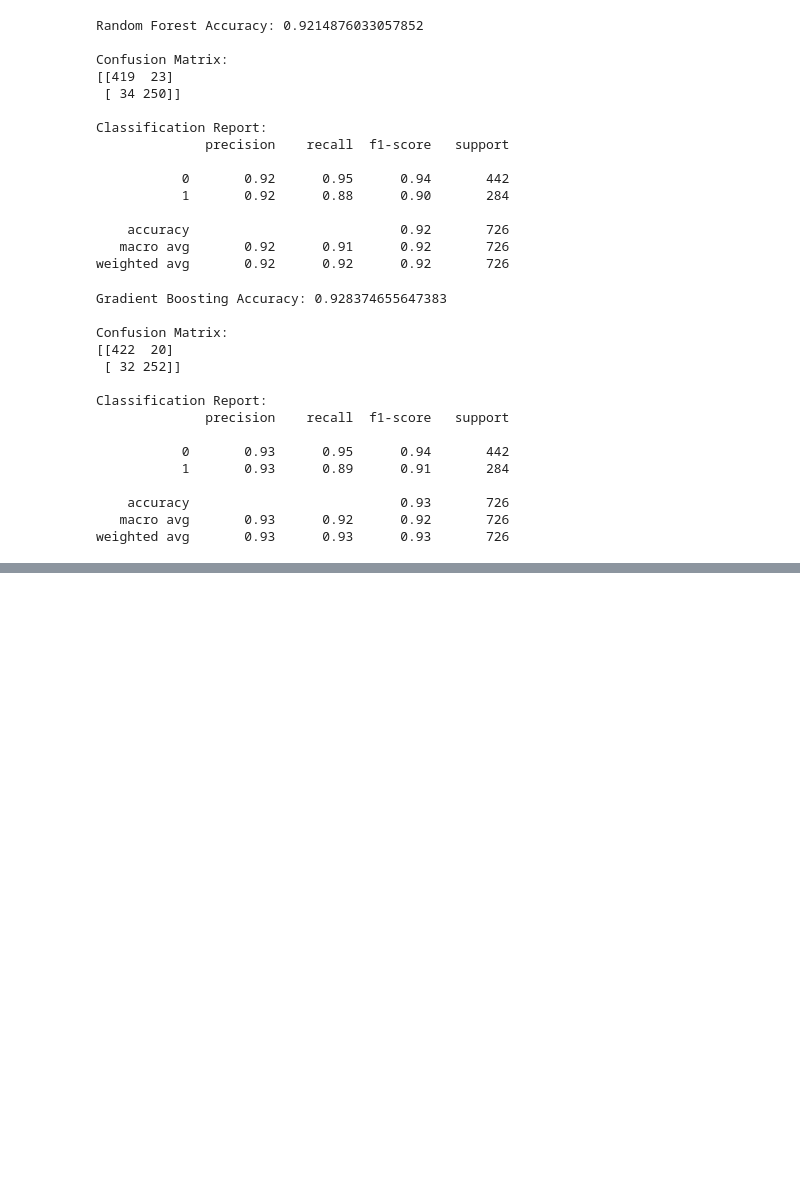
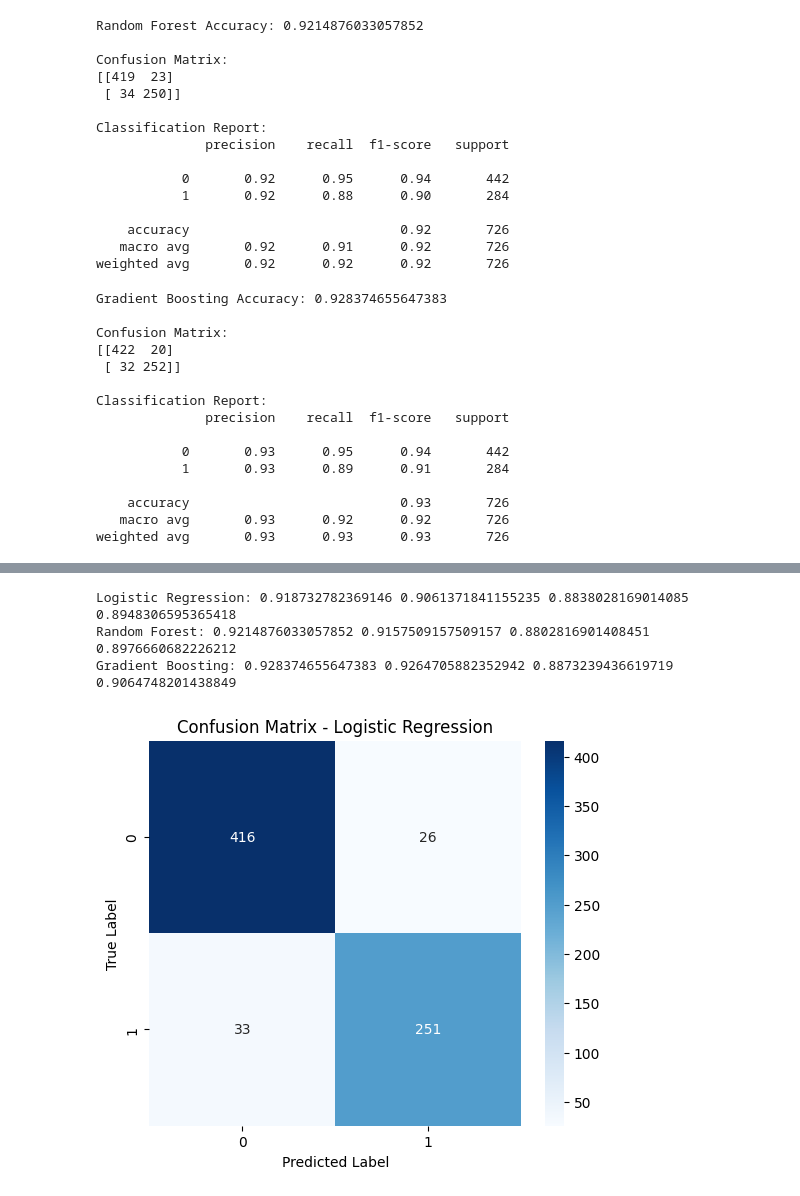
Before and after one commit to islambusra010/final-dissertation-project, a Jupyter notebook: final_porject_dissertation.ipynb, the cells around one changed output, grey strips where cells are left out. Saved outputs shown, nothing was run; the diff lists cells and outputs as text; code cells hidden in the pictures; blank space fills up the shorter version.

```diff
--- a/final_porject_dissertation.ipynb
+++ b/final_porject_dissertation.ipynb
@@ -533,0 +481,46 @@ plt.show()
+# %%
+from sklearn.metrics import accuracy_score, precision_score, recall_score, f1_score
+
+# Logistic Regression
+acc_lr = accuracy_score(y_test, y_pred)
+prec_lr = precision_score(y_test, y_pred)
+rec_lr = recall_score(y_test, y_pred)
+f1_lr = f1_score(y_test, y_pred)
+
+# Random Forest
+acc_rf = accuracy_score(y_test, y_pred_rf)
+prec_rf = precision_score(y_test, y_pred_rf)
+rec_rf = recall_score(y_test, y_pred_rf)
+f1_rf = f1_score(y_test, y_pred_rf)
+
+# Gradient Boosting
+acc_gb = accuracy_score(y_test, y_pred_gb)
+prec_gb = precision_score(y_test, y_pred_gb)
+rec_gb = recall_score(y_test, y_pred_gb)
+f1_gb = f1_score(y_test, y_pred_gb)
+
+# Print results
+print("Logistic Regression:", acc_lr, prec_lr, rec_lr, f1_lr)
+print("Random Forest:", acc_rf, prec_rf, rec_rf, f1_rf)
+print("Gradient Boosting:", acc_gb, prec_gb, rec_gb, f1_gb)
+# %% [output]
+Logistic Regression: 0.918732782369146 0.9061371841155235 0.8838028169014085 0.8948306595365418
+Random Forest: 0.9214876033057852 0.9157509157509157 0.8802816901408451 0.8976660682226212
+Gradient Boosting: 0.928374655647383 0.9264705882352942 0.8873239436619719 0.9064748201438849
+# %%
+import matplotlib.pyplot as plt
+import seaborn as sns
+from sklearn.metrics import confusion_matrix
+
+cm = confusion_matrix(y_test, y_pred)
+
+plt.figure(figsize=(6,5))
+sns.heatmap(cm, annot=True, fmt='d', cmap='Blues', cbar=True)
+
+plt.title("Confusion Matrix - Logistic Regression")
+plt.xlabel("Predicted Label")
+plt.ylabel("True Label")
+
+plt.show()
+# %% [output]
+[figure, added]
```
Also changed, not shown: parts of 8 cells of this notebook.
